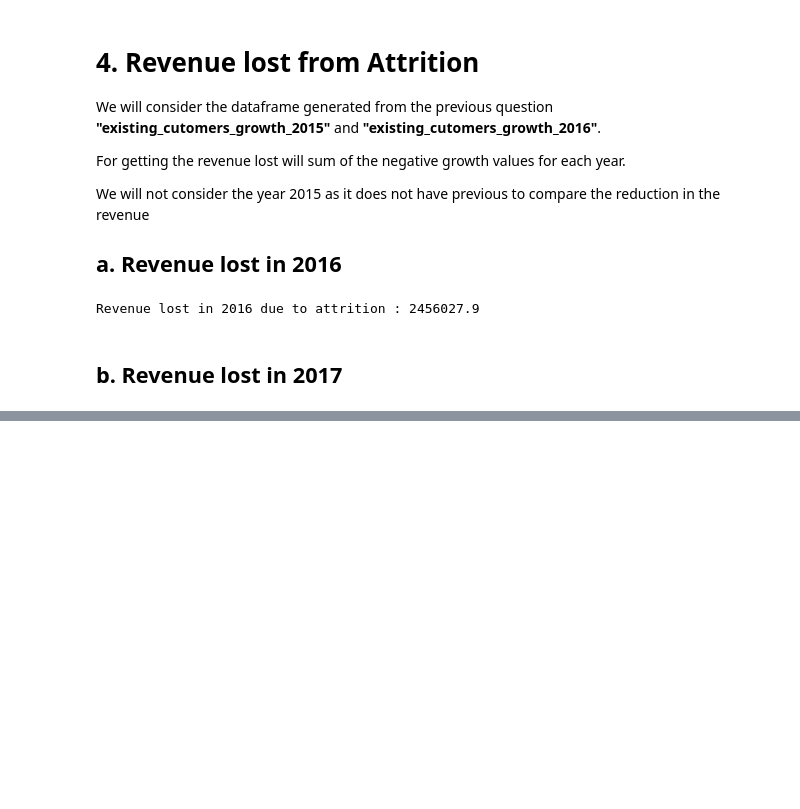
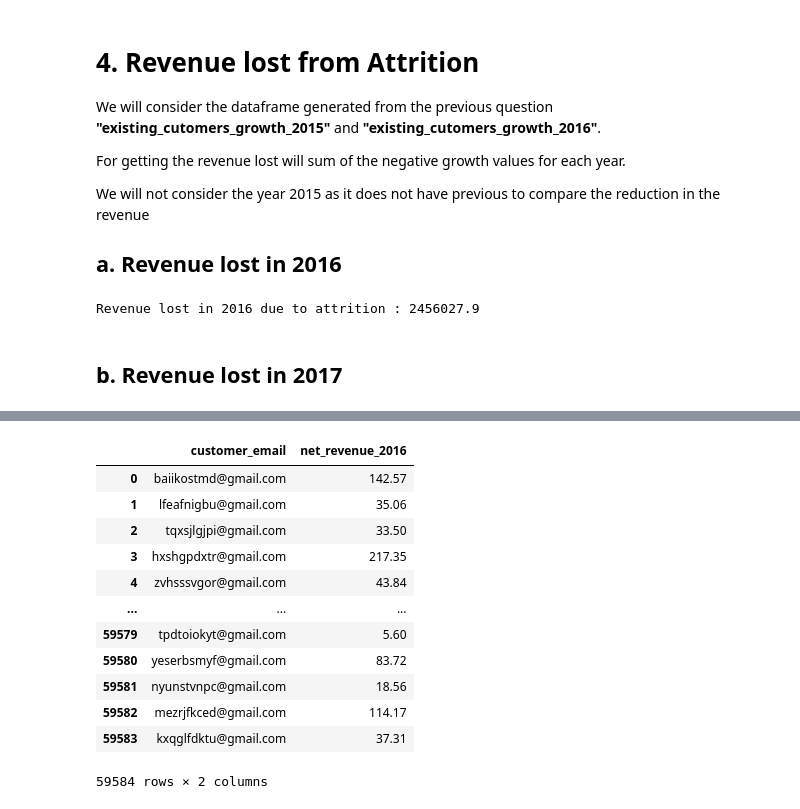
Before and after one commit to saishdesai23/Customer-Order-Analysis, a Jupyter notebook: case_study_2.ipynb, the cells around one changed output, grey strips where cells are left out. Cells and saved outputs as stored; diff of their text form; code cells hidden in the pictures; blank space fills up the shorter version.

```diff
--- a/case_study_2.ipynb
+++ b/case_study_2.ipynb
@@ -106,17 +106,17 @@ Here we will not consider the column 2015 as it does not have any previous year
 ## a. Existing customer growth from 2015 to 2016 (for 2016)
 # %%
 # filtering existing customers from 2015
-current_year = customer_order[customer_order['year'] == 2015]
+prev_year = customer_order[customer_order['year'] == 2015]
 
 # filtering existing customers from 2016
-next_year = customer_order[customer_order['year'] == 2016]
+current_year = customer_order[customer_order['year'] == 2016]
 
 #merging the existing cutomers on the customer email
-existing_cutomers_growth_2015 = current_year.merge(next_year, how='inner', on = 'customer_email')
-existing_cutomers_growth_2015.columns = ['customer_email','net_revenue_2015','2015','net_revenue_2016','2016']
-existing_cutomers_growth_2015['growth'] = existing_cutomers_growth_2015['net_revenue_2016'] - existing_cutomers_growth_2015['net_revenue_2015']
+existing_cutomers_growth_2016 = prev_year.merge(current_year, how='inner', on = 'customer_email')
+existing_cutomers_growth_2016.columns = ['customer_email','net_revenue_2015','2015','net_revenue_2016','2016']
+existing_cutomers_growth_2016['growth'] = existing_cutomers_growth_2016['net_revenue_2016'] - existing_cutomers_growth_2016['net_revenue_2015']
 
-existing_cutomers_growth_2015
+existing_cutomers_growth_2016
 # %% [output]
 |  | customer_email | net_revenue_2015 | 2015 | net_revenue_2016 | 2016 | growth |
 | 0 | baiikostmd@gmail.com | 170.70 | 2015 | 142.57 | 2016 | -28.13 |
@@ -187,0 +194,17 @@ Revenue lost in 2017 due to attrition : 868535.01
+# %%
+existing_cutomers_revenue_2016 = existing_cutomers_growth_2016[['customer_email','net_revenue_2016']]
+existing_cutomers_revenue_2016
+# %% [output]
+|  | customer_email | net_revenue_2016 |
+| 0 | baiikostmd@gmail.com | 142.57 |
+| 1 | lfeafnigbu@gmail.com | 35.06 |
+| 2 | tqxsjlgjpi@gmail.com | 33.50 |
+| 3 | hxshgpdxtr@gmail.com | 217.35 |
+| 4 | zvhsssvgor@gmail.com | 43.84 |
+| ... | ... | ... |
+| 59579 | tpdtoiokyt@gmail.com | 5.60 |
+| 59580 | yeserbsmyf@gmail.com | 83.72 |
+| 59581 | nyunstvnpc@gmail.com | 18.56 |
+| 59582 | mezrjfkced@gmail.com | 114.17 |
+| 59583 | kxqglfdktu@gmail.com | 37.31 |
+59584 rows × 2 columns
```
Also changed, not shown: parts of 18 cells of this notebook.
